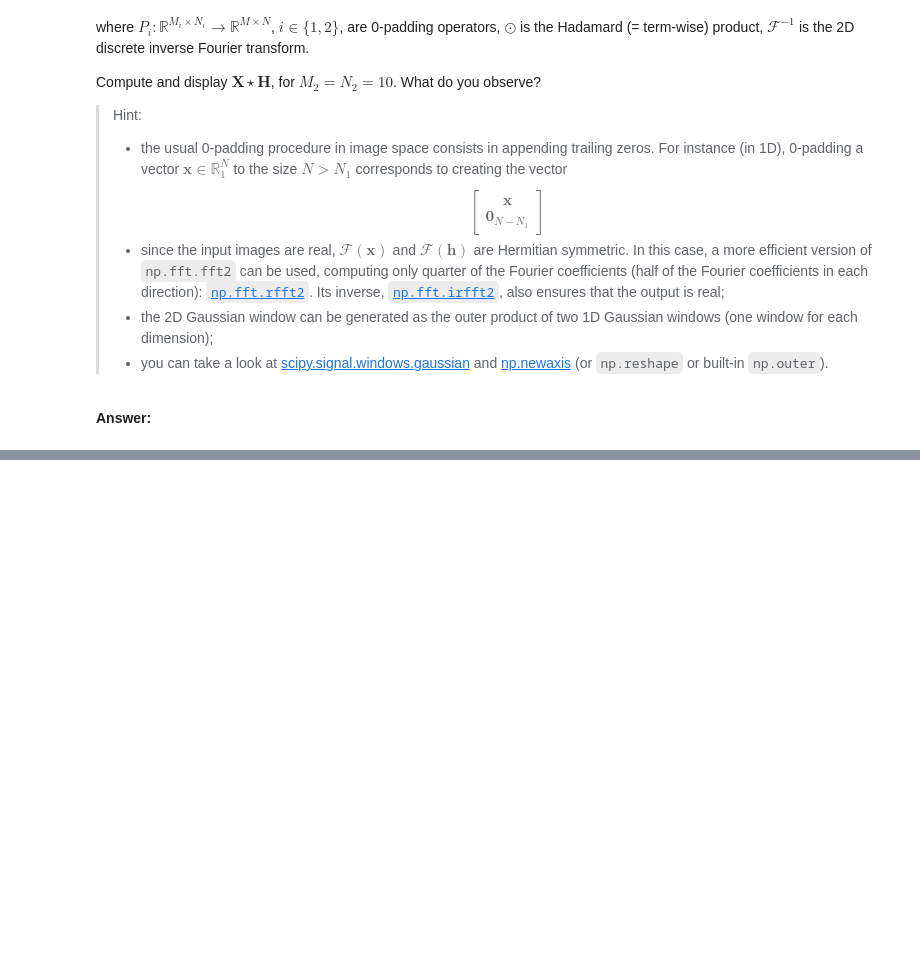
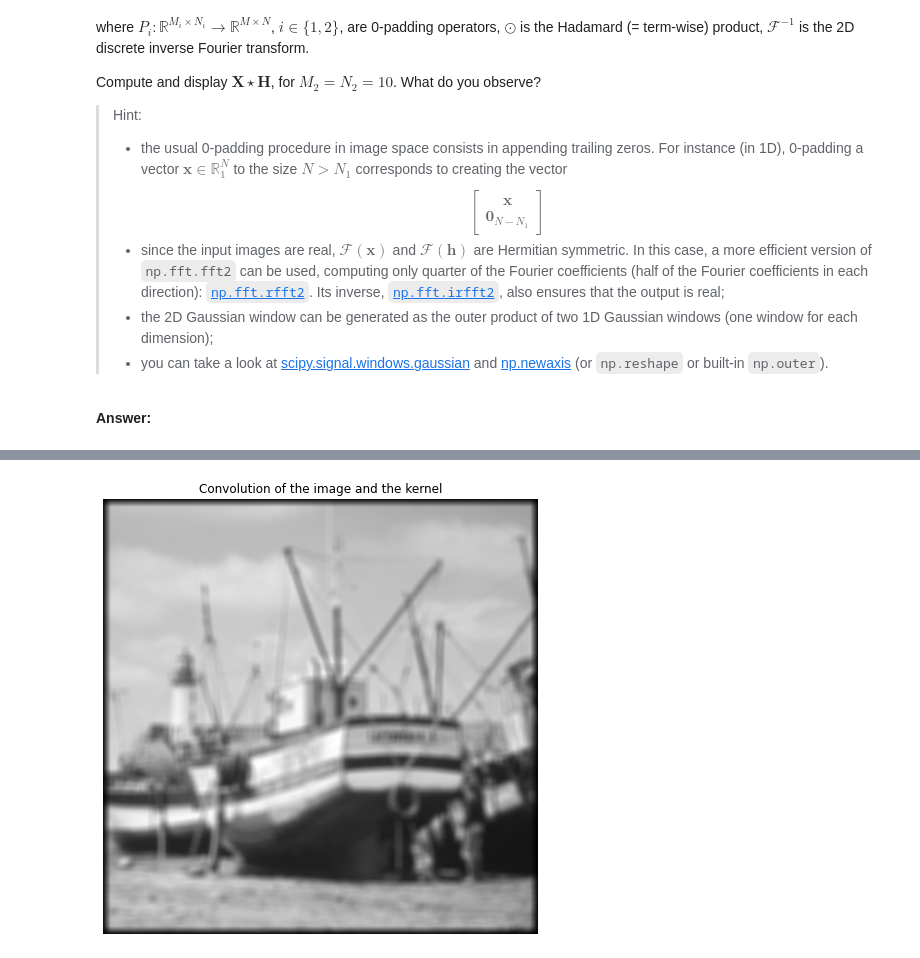
Before and after one commit to MohamedAkkAdir/Python-Labs, a Jupyter notebook: Labs/Lab3/lab3.ipynb, the cells around one changed output, grey strips where cells are left out. Cells and saved outputs as stored; diff of their text form; code cells hidden in the pictures; blank space fills up the shorter version.

```diff
--- a/Labs/Lab3/lab3.ipynb
+++ b/Labs/Lab3/lab3.ipynb
@@ -231,0 +297,13 @@ Compute and display $\mathbf{X} \star \mathbf{H}$, for $M_2 = N_2 = 10$. What do
+# %%
+X_padded_ft = np.fft.rfft2(X_padded)
+H_padded_ft = np.fft.rfft2(H_padded)
+X_conv_H_ft = X_padded_ft * H_padded_ft
+X_conv_H = np.fft.irfft2(X_conv_H_ft)
+#plot the convolution
+plt.figure(figsize=(12,8))
+plt.imshow(X_conv_H, cmap='gray')
+plt.title('Convolution of the image and the kernel')
+plt.axis('off')
+plt.show()
+# %% [output]
+[figure, added]
```
Also changed, not shown: parts of 11 cells of this notebook.
